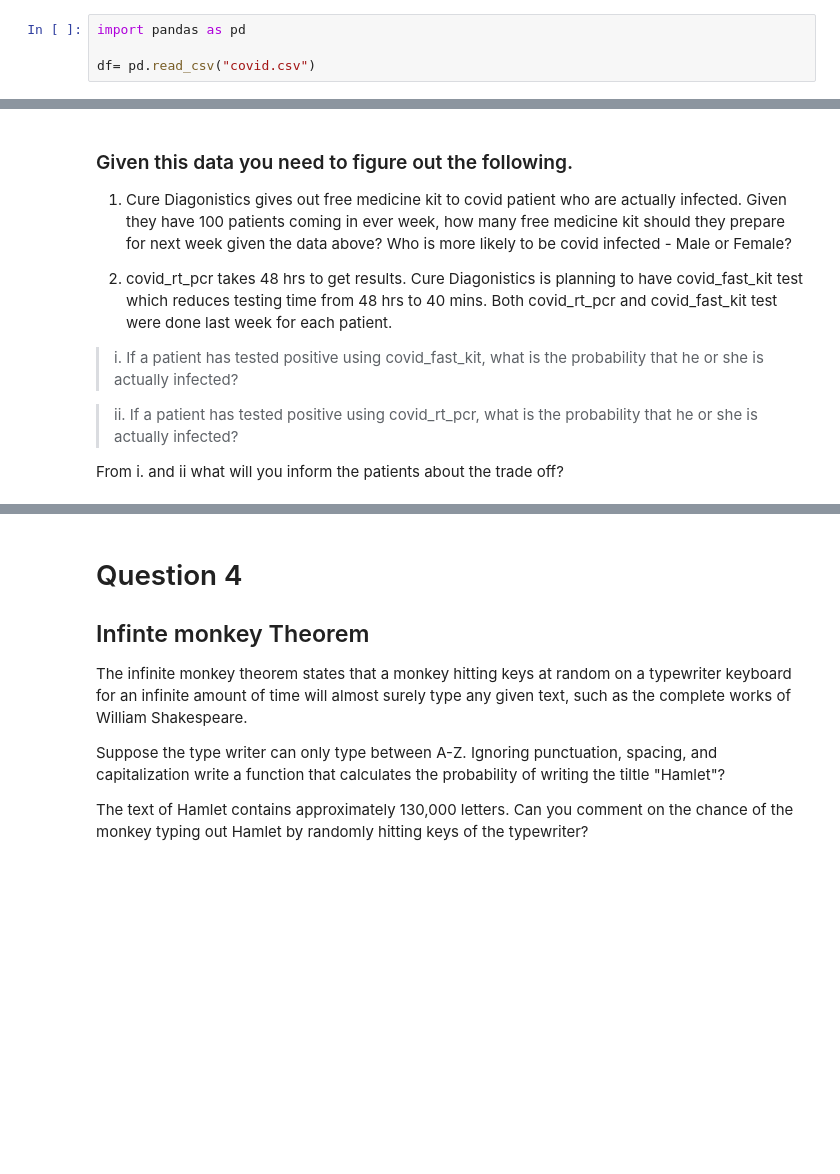
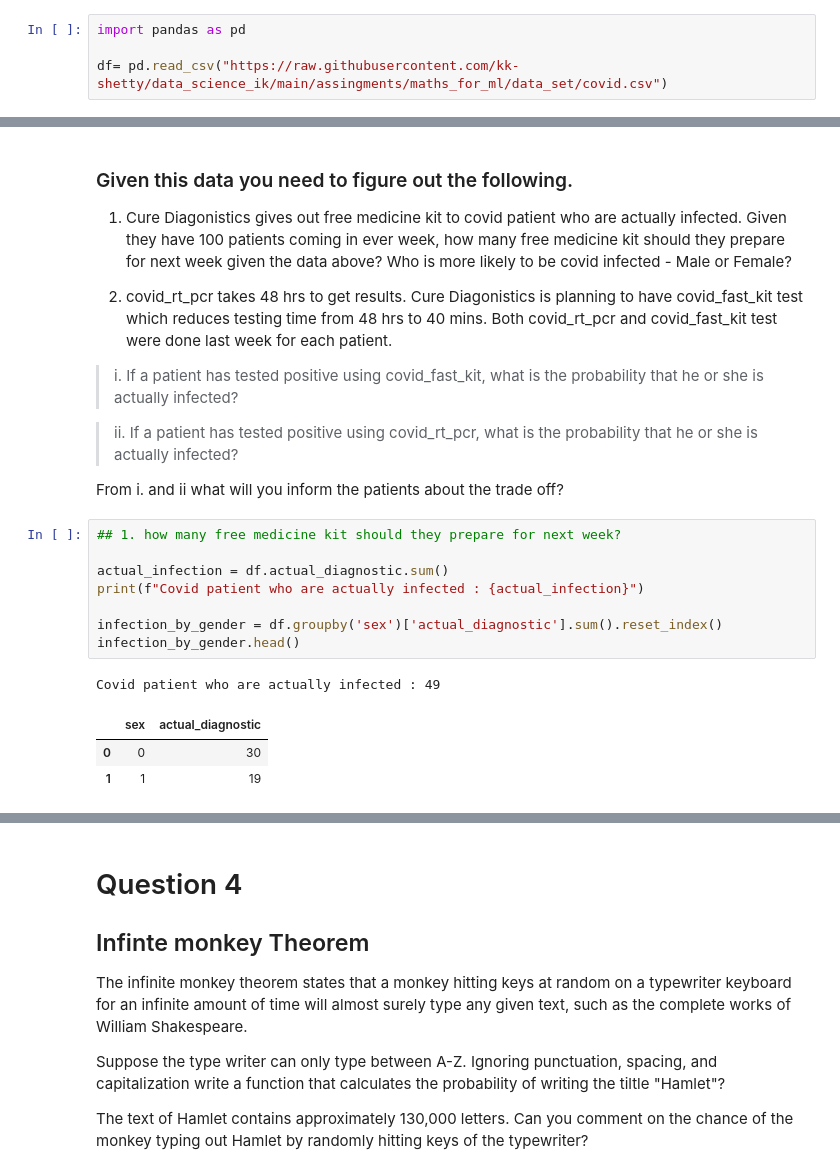
Before and after one commit to kk-shetty/data_science_ik, a Jupyter notebook: assingments/maths_for_ml/Essentials_of_Probability_Assignment.ipynb, the cells around one changed output, grey strips where cells are left out. Saved outputs shown, nothing was run; the diff lists cells and outputs as text; blank space fills up the shorter version.

```diff
--- a/assingments/maths_for_ml/Essentials_of_Probability_Assignment.ipynb
+++ b/assingments/maths_for_ml/Essentials_of_Probability_Assignment.ipynb
@@ -177,4 +175,4 @@ ___
 # %%
 import pandas as pd
 
-df= pd.read_csv("covid.csv")
+df= pd.read_csv("https://raw.githubusercontent.com/kk-shetty/data_science_ik/main/assingments/maths_for_ml/data_set/covid.csv")
@@ -200,3 +201,16 @@ Who is more likely to be covid infected - Male or Female?
 > ii. If a patient has tested positive using covid_rt_pcr, what is the probability that he or she is actually infected?
 
 From i. and ii what will you inform the patients about the trade off?
+# %%
+## 1. how many free medicine kit should they prepare for next week?
+
+actual_infection = df.actual_diagnostic.sum()
+print(f"Covid patient who are actually infected : {actual_infection}")
+
+infection_by_gender = df.groupby('sex')['actual_diagnostic'].sum().reset_index()
+infection_by_gender.head()
+# %% [output]
+Covid patient who are actually infected : 49
+|  | sex | actual_diagnostic |
+| 0 | 0 | 30 |
+| 1 | 1 | 19 |
```
Also changed, not shown: parts of 33 cells of this notebook.
